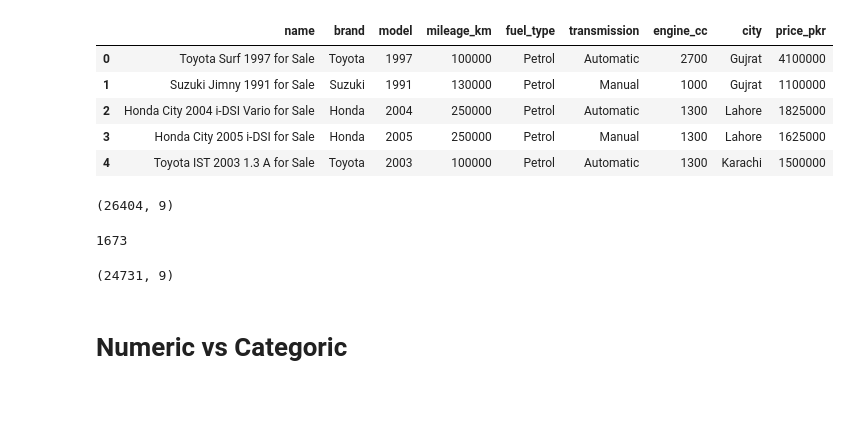
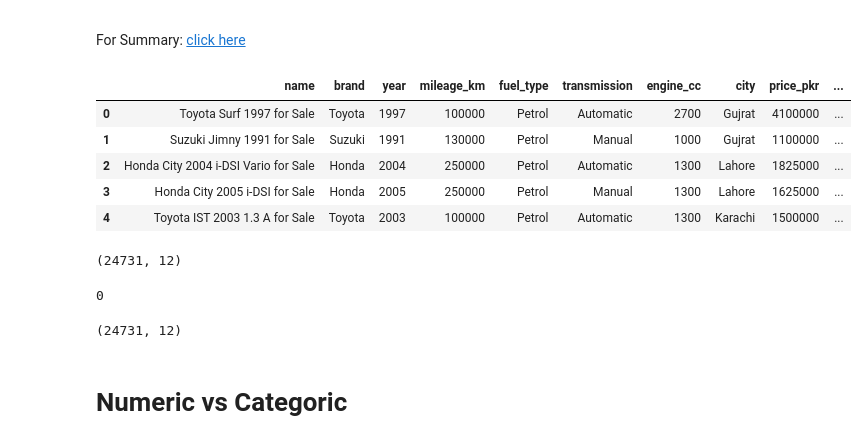
Before and after one commit to Hamzaa09/ML-Basics, a Jupyter notebook: used_cars_price_predictor_project/eda/bi_&_multivariate_eda.ipynb, the cells around one changed output. Cells and saved outputs as stored; diff of their text form; code cells hidden in the pictures; blank space fills up the shorter version.

```diff
--- a/used_cars_price_predictor_project/eda/bi_&_multivariate_eda.ipynb
+++ b/used_cars_price_predictor_project/eda/bi_&_multivariate_eda.ipynb
@@ -1,31 +1,37 @@
+# %% [markdown]
+<a id='top'></a>
+
+For Summary: [click here](#bottom)
 # %%
 import seaborn as sns
 import pandas as pd
 import matplotlib.pyplot as plt
+# %%
+data_path = '../data/feature_engineered_pakwheels_data.csv'
 # %%
-df = pd.read_csv('../data/pakwheels_data.csv')
+df = pd.read_csv(data_path)
 df.head()
 # %% [output]
-|  | name | brand | model | mileage_km | fuel_type | transmission | engine_cc | city | price_pkr |
-| 0 | Toyota Surf 1997 for Sale | Toyota | 1997 | 100000 | Petrol | Automatic | 2700 | Gujrat | 4100000 |
-| 1 | Suzuki Jimny 1991 for Sale | Suzuki | 1991 | 130000 | Petrol | Manual | 1000 | Gujrat | 1100000 |
-| 2 | Honda City 2004 i-DSI Vario for Sale | Honda | 2004 | 250000 | Petrol | Automatic | 1300 | Lahore | 1825000 |
-| 3 | Honda City 2005 i-DSI for Sale | Honda | 2005 | 250000 | Petrol | Manual | 1300 | Lahore | 1625000 |
-| 4 | Toyota IST 2003 1.3 A for Sale | Toyota | 2003 | 100000 | Petrol | Automatic | 1300 | Karachi | 1500000 |
+|  | name | brand | year | mileage_km | fuel_type | transmission | engine_cc | city | price_pkr | ... |
+| 0 | Toyota Surf 1997 for Sale | Toyota | 1997 | 100000 | Petrol | Automatic | 2700 | Gujrat | 4100000 | ... |
+| 1 | Suzuki Jimny 1991 for Sale | Suzuki | 1991 | 130000 | Petrol | Manual | 1000 | Gujrat | 1100000 | ... |
+| 2 | Honda City 2004 i-DSI Vario for Sale | Honda | 2004 | 250000 | Petrol | Automatic | 1300 | Lahore | 1825000 | ... |
+| 3 | Honda City 2005 i-DSI for Sale | Honda | 2005 | 250000 | Petrol | Manual | 1300 | Lahore | 1625000 | ... |
+| 4 | Toyota IST 2003 1.3 A for Sale | Toyota | 2003 | 100000 | Petrol | Automatic | 1300 | Karachi | 1500000 | ... |
 # %%
 df.shape
 # %% [output]
-(26404, 9)
+(24731, 12)
 # %%
 df.duplicated().sum()
 # %% [output]
-1673
+0
 # %%
 df.drop_duplicates(inplace=True)
 # %%
 df.shape
 # %% [output]
-(24731, 9)
+(24731, 12)
 # %% [markdown]
 # Numeric vs Categoric
 # %% [markdown]
```
Also changed, not shown: parts of 24 cells of this notebook, 1 other file.
